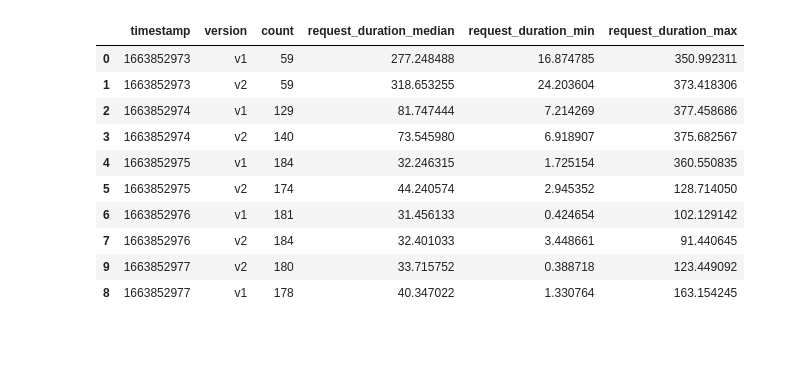
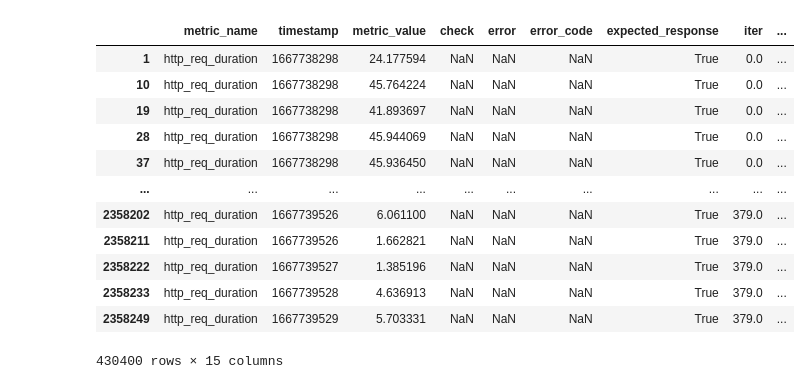
Before and after one commit to njapke/cloud-benchmark-conductor, a Jupyter notebook: analysis/bootstraping-app2.ipynb, the cells around one changed output. Saved outputs shown, nothing was run; the diff lists cells and outputs as text; code cells hidden in the pictures; blank space fills up the shorter version.

```diff
--- a/analysis/bootstraping-app2.ipynb
+++ b/analysis/bootstraping-app2.ipynb
@@ -37,0 +8,11 @@ df.head(n=30)
+# %%
+# benchmarkName = "ab-main-main-2022-11-04T12:30:42+01:00"
+# benchmarkName = "ab-main-perf-issue-clean-path-2022-11-05T20:39:50+01:00"
+# benchmarkName = "ab-main-perf-issue-request-id-2022-11-04T14:18:47+01:00"
+benchmarkName = "ab-main-perf-issue-basic-auth-2022-11-06T13:36:52+01:00"
+
+
+df1 = pd.read_csv(f"../results/fbs/{benchmarkName}/v1.csv.gz")
+df2 = pd.read_csv(f"../results/fbs/{benchmarkName}/v2.csv.gz")
+df = pd.concat([df1, df2])
+df.head(n=50)
@@ -38,25 +37,23 @@ df.head(n=30)
 # %%
-df_req_durations = df[df["metric_name"] == "http_req_duration"]\
-  .groupby(['timestamp', 'extra_tags'])\
-  .agg(
-    count=('status', 'count'),
-    request_duration_median=('metric_value', 'median'),
-    request_duration_min=('metric_value', 'min'),
-    request_duration_max=('metric_value', 'max')
-  ).reset_index()
-df_req_durations.rename(columns={'extra_tags': 'version'}, inplace=True)
+df_req_durations = df[df['metric_name'] == 'http_req_duration'].copy()
+
+df_req_durations.rename(columns={'extra_tags': 'version', 'name': 'path'}, inplace=True)
 df_req_durations['version'] = df_req_durations['version'].str.replace('version=', '')
-df_req_durations.sort_values("timestamp", inplace=True)
-df_req_durations.head(n=10)
+df_req_durations['method_path'] = df_req_durations['method'] + " " + df_req_durations['path'].str[3:]
+# df_req_durations['scenario_iter'] = df_req_durations['scenario'] + "_" + df_req_durations['iter'].astype(int).astype(str)
+# df_req_durations.groupby(['version', 'scenario']).size()
+df_req_durations
 # %% [output]
-|  | timestamp | version | count | request_duration_median | request_duration_min | request_duration_max |
-| 0 | 1663852973 | v1 | 59 | 277.248488 | 16.874785 | 350.992311 |
-| 1 | 1663852973 | v2 | 59 | 318.653255 | 24.203604 | 373.418306 |
-| 2 | 1663852974 | v1 | 129 | 81.747444 | 7.214269 | 377.458686 |
-| 3 | 1663852974 | v2 | 140 | 73.545980 | 6.918907 | 375.682567 |
-| 4 | 1663852975 | v1 | 184 | 32.246315 | 1.725154 | 360.550835 |
-| 5 | 1663852975 | v2 | 174 | 44.240574 | 2.945352 | 128.714050 |
-| 6 | 1663852976 | v1 | 181 | 31.456133 | 0.424654 | 102.129142 |
-| 7 | 1663852976 | v2 | 184 | 32.401033 | 3.448661 | 91.440645 |
-| 9 | 1663852977 | v2 | 180 | 33.715752 | 0.388718 | 123.449092 |
-| 8 | 1663852977 | v1 | 178 | 40.347022 | 1.330764 | 163.154245 |
+|  | metric_name | timestamp | metric_value | check | error | error_code | expected_response | iter | ... |
+| 1 | http_req_duration | 1667738298 | 24.177594 | NaN | NaN | NaN | True | 0.0 | ... |
+| 10 | http_req_duration | 1667738298 | 45.764224 | NaN | NaN | NaN | True | 0.0 | ... |
+| 19 | http_req_duration | 1667738298 | 41.893697 | NaN | NaN | NaN | True | 0.0 | ... |
+| 28 | http_req_duration | 1667738298 | 45.944069 | NaN | NaN | NaN | True | 0.0 | ... |
+| 37 | http_req_duration | 1667738298 | 45.936450 | NaN | NaN | NaN | True | 0.0 | ... |
+| ... | ... | ... | ... | ... | ... | ... | ... | ... | ... |
+| 2358202 | http_req_duration | 1667739526 | 6.061100 | NaN | NaN | NaN | True | 379.0 | ... |
+| 2358211 | http_req_duration | 1667739526 | 1.662821 | NaN | NaN | NaN | True | 379.0 | ... |
+| 2358222 | http_req_duration | 1667739527 | 1.385196 | NaN | NaN | NaN | True | 379.0 | ... |
+| 2358233 | http_req_duration | 1667739528 | 4.636913 | NaN | NaN | NaN | True | 379.0 | ... |
+| 2358249 | http_req_duration | 1667739529 | 5.703331 | NaN | NaN | NaN | True | 379.0 | ... |
+430400 rows × 15 columns
```
Also changed, not shown: parts of 10 cells of this notebook, 17 other files.
